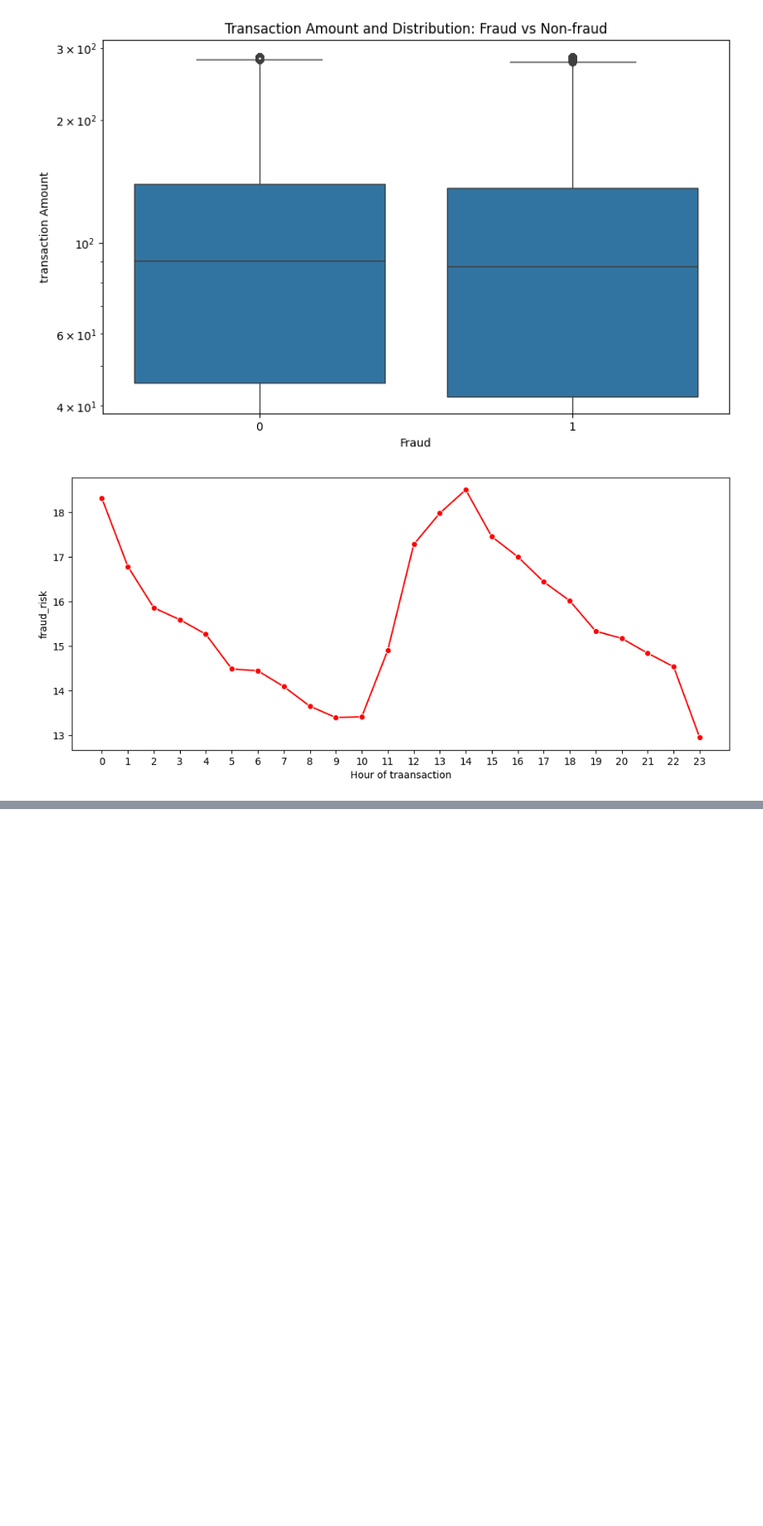
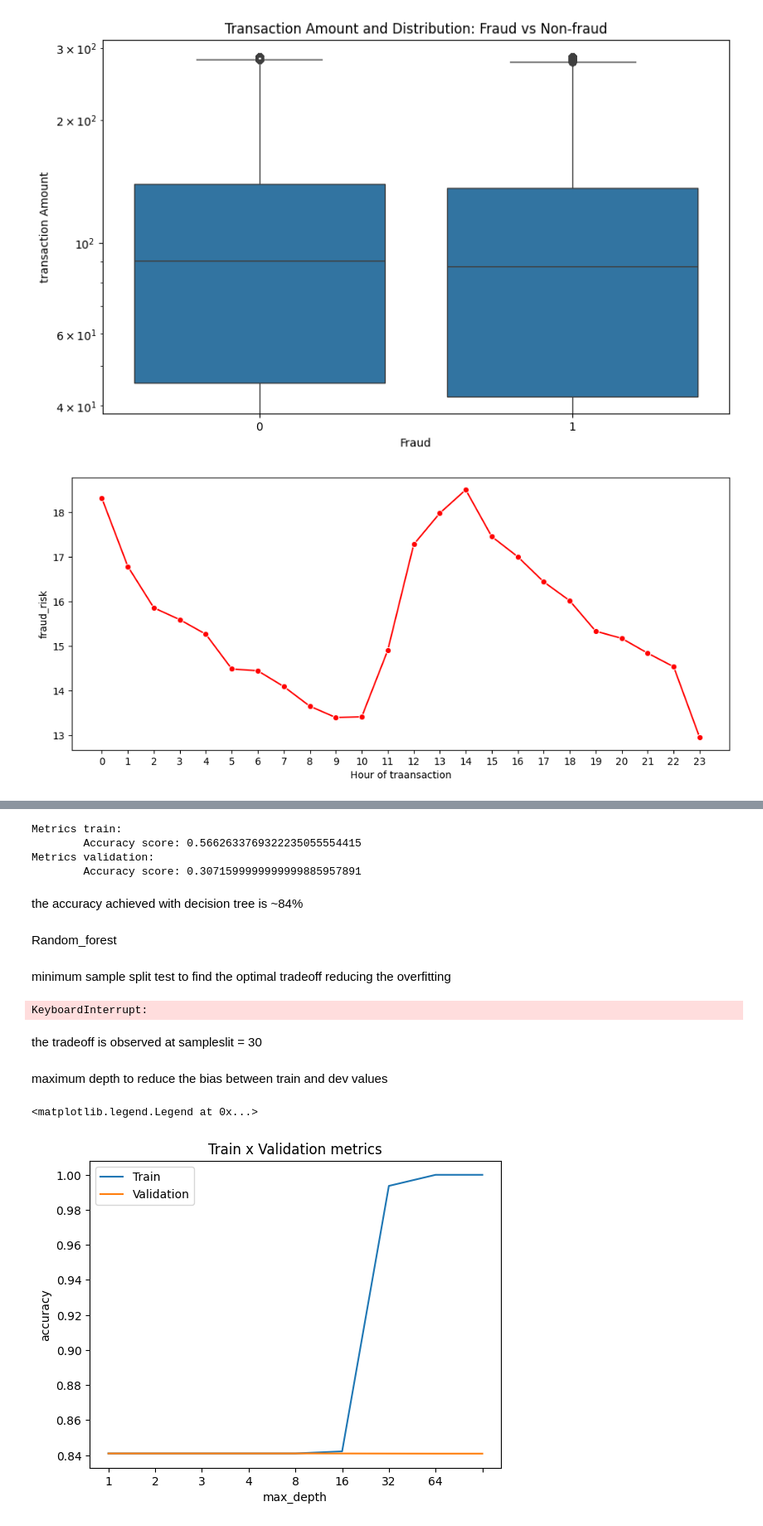
Before and after one commit to Abhishek-M-K2005/FinGuardAITask1_-AbhishekMarutiKarennavar-_-241IT002-, a Jupyter notebook: File1.ipynb, the cells around one changed output, grey strips where cells are left out. Shown at 83% size. Cells and saved outputs as stored; diff of their text form; code cells hidden in the pictures; blank space fills up the shorter version.

```diff
--- a/fing_T.ipynb
+++ b/File1.ipynb
@@ -187,0 +277,65 @@ plt.show()
+# %%
+print(f"Metrics train:\n\tAccuracy score: {accuracy_score(decision_tree_model.predict(X_train_resampled),y_train_resampled):.25f}")
+print(f"Metrics validation:\n\tAccuracy score: {accuracy_score(decision_tree_model.predict(x_val_sc),y_val):.25f}")
+# %% [output]
+Metrics train:
+        Accuracy score: 0.5662633769322235055554415
+Metrics validation:
+        Accuracy score: 0.3071599999999999885957891
+# %% [markdown]
+the accuracy achieved with decision tree is ~84%
+# %% [markdown]
+Random_forest
+# %%
+min_samples_split_list = [2,10, 30, 50, 100, 200, 300, 700]
+max_depth_list = [2, 4, 8, 16, 32, 64, None]
+n_estimators_list = [10,50,100,500]
+# %% [markdown]
+minimum sample split test to find the optimal tradeoff reducing the overfitting
+# %%
+accuracy_list_train = []
+accuracy_list_val = []
+for min_samples_split in min_samples_split_list:
+    model = RandomForestClassifier(min_samples_split = min_samples_split, random_state = 42).fit(X_train_resampled,y_train_resampled)
+    predictions_train = model.predict(X_train_resampled)
+    predictions_val = model.predict(x_val_sc)
+    accuracy_train = accuracy_score(predictions_train,y_train_resampled)
+    accuracy_val = accuracy_score(predictions_val,y_val)
+    accuracy_list_train.append(accuracy_train)
+    accuracy_list_val.append(accuracy_val)
+
+plt.title('Train x Validation metrics')
+plt.xlabel('min_samples_split')
+plt.ylabel('accuracy')
+plt.xticks(ticks = range(len(min_samples_split_list )),labels=min_samples_split_list)
+plt.plot(accuracy_list_train)
+plt.plot(accuracy_list_val)
+plt.legend(['Train','Validation'])
+# %% [output]
+KeyboardInterrupt:
+# %% [markdown]
+the tradeoff is observed at sampleslit = 30
+# %% [markdown]
+maximum depth to reduce the bias between train and dev values
+# %%
+accuracy_list_train = []
+accuracy_list_val = []
+for max_depth in max_depth_list:
+    model = RandomForestClassifier(max_depth = max_depth, random_state = 42).fit(X_train_resampled,y_train_resampled)
+    predictions_train = model.predict(X_train_resampled) ## The predicted values for the train dataset
+    predictions_val = model.predict(x_val_sc) ## The predicted values for the test dataset
+    accuracy_train = accuracy_score(predictions_train,y_train_resampled)
+    accuracy_val = accuracy_score(predictions_val,y_val)
+    accuracy_list_train.append(accuracy_train)
+    accuracy_list_val.append(accuracy_val)
+
+plt.title('Train x Validation metrics')
+plt.xlabel('max_depth')
+plt.ylabel('accuracy')
+plt.xticks(ticks = range(len(max_depth_list )),labels=max_depth_list)
+plt.plot(accuracy_list_train)
+plt.plot(accuracy_list_val)
+plt.legend(['Train','Validation'])
+# %% [output]
+<matplotlib.legend.Legend at 0x...>
+[figure, added]
```
Also changed, not shown: parts of 18 cells of this notebook, 4 other files.
